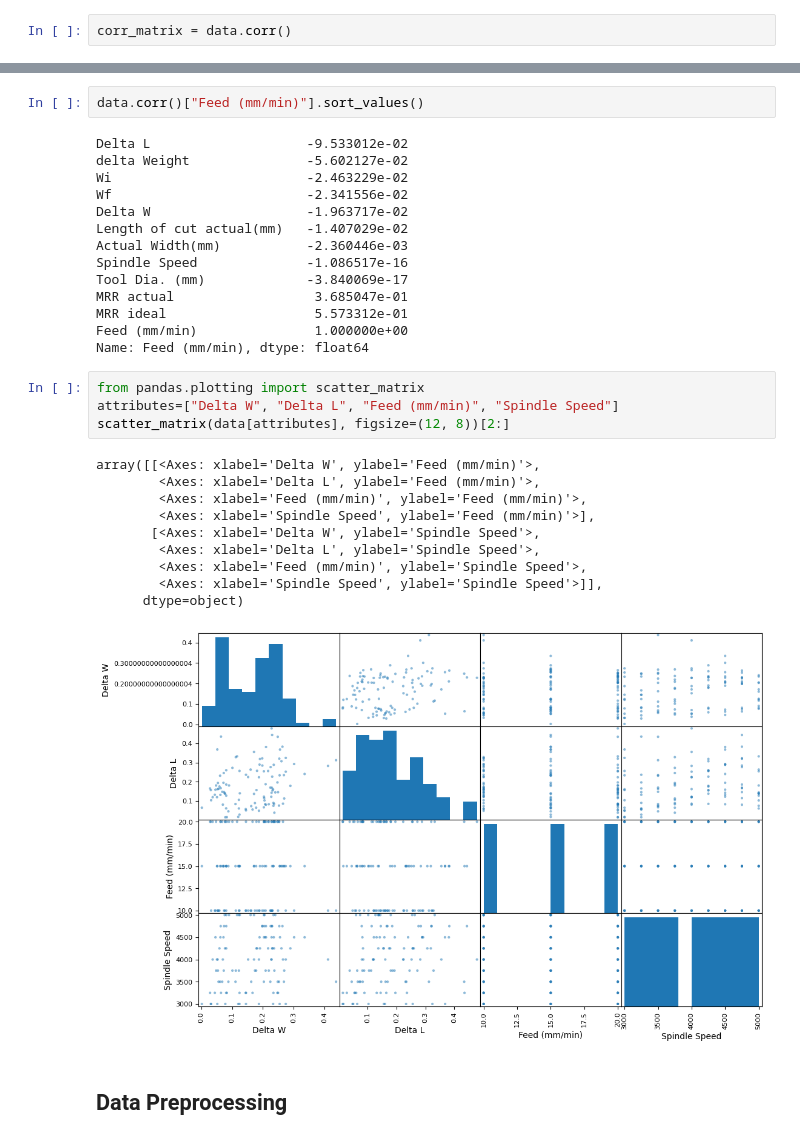
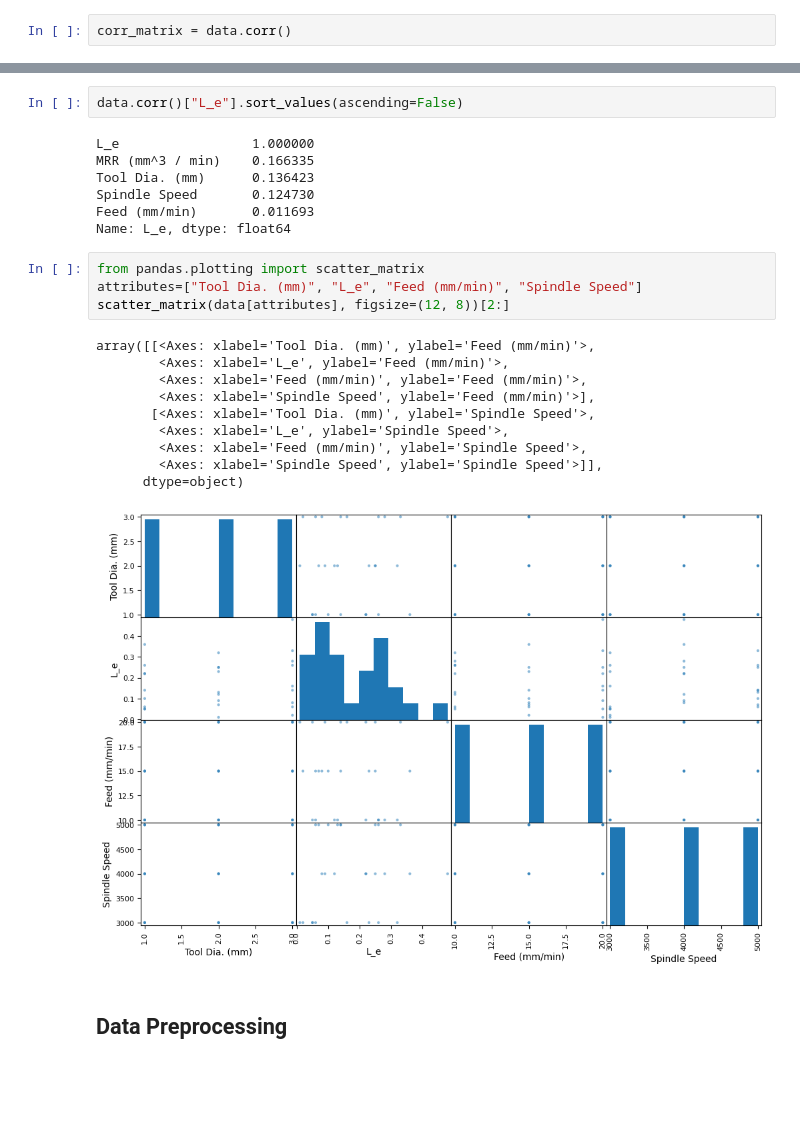
Before and after one commit to VardanMittal/Micromilling_process_optimisation, a Jupyter notebook: main.ipynb, the cells around one changed output, grey strips where cells are left out. Saved outputs shown, nothing was run; the diff lists cells and outputs as text; blank space fills up the shorter version.

```diff
--- a/main.ipynb
+++ b/main.ipynb
@@ -78,34 +57,27 @@ sns.heatmap(data.corr(), cmap='Blues')
 # %%
-data.corr()["Feed (mm/min)"].sort_values()
+data.corr()["L_e"].sort_values(ascending=False)
 # %% [output]
-Delta L                    -9.533012e-02
-delta Weight               -5.602127e-02
-Wi                         -2.463229e-02
-Wf                         -2.341556e-02
-Delta W                    -1.963717e-02
-Length of cut actual(mm)   -1.407029e-02
-Actual Width(mm)           -2.360446e-03
-Spindle Speed              -1.086517e-16
-Tool Dia. (mm)             -3.840069e-17
-MRR actual                  3.685047e-01
-MRR ideal                   5.573312e-01
-Feed (mm/min)               1.000000e+00
-Name: Feed (mm/min), dtype: float64
+L_e                 1.000000
+MRR (mm^3 / min)    0.166335
+Tool Dia. (mm)      0.136423
+Spindle Speed       0.124730
+Feed (mm/min)       0.011693
+Name: L_e, dtype: float64
 # %%
 from pandas.plotting import scatter_matrix
-attributes=["Delta W", "Delta L", "Feed (mm/min)", "Spindle Speed"]
+attributes=["Tool Dia. (mm)", "L_e", "Feed (mm/min)", "Spindle Speed"]
 scatter_matrix(data[attributes], figsize=(12, 8))[2:]
 # %% [output]
-array([[<Axes: xlabel='Delta W', ylabel='Feed (mm/min)'>,
-        <Axes: xlabel='Delta L', ylabel='Feed (mm/min)'>,
+array([[<Axes: xlabel='Tool Dia. (mm)', ylabel='Feed (mm/min)'>,
+        <Axes: xlabel='L_e', ylabel='Feed (mm/min)'>,
         <Axes: xlabel='Feed (mm/min)', ylabel='Feed (mm/min)'>,
         <Axes: xlabel='Spindle Speed', ylabel='Feed (mm/min)'>],
-       [<Axes: xlabel='Delta W', ylabel='Spindle Speed'>,
-        <Axes: xlabel='Delta L', ylabel='Spindle Speed'>,
+       [<Axes: xlabel='Tool Dia. (mm)', ylabel='Spindle Speed'>,
+        <Axes: xlabel='L_e', ylabel='Spindle Speed'>,
         <Axes: xlabel='Feed (mm/min)', ylabel='Spindle Speed'>,
         <Axes: xlabel='Spindle Speed', ylabel='Spindle Speed'>]],
       dtype=object)
-[figure, old version]
+[figure, new version]
 # %% [markdown]
 ## Data Preprocessing
 # %%
```
Also changed, not shown: parts of 26 cells of this notebook, 17 other files.
